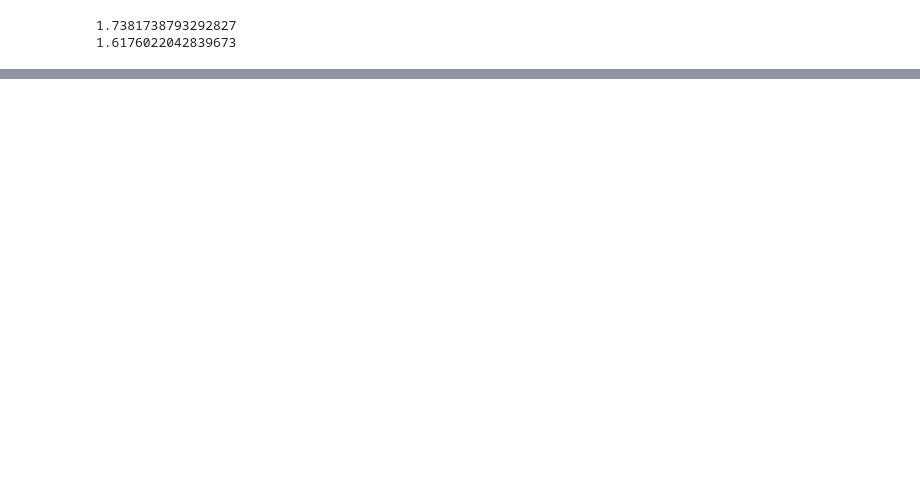
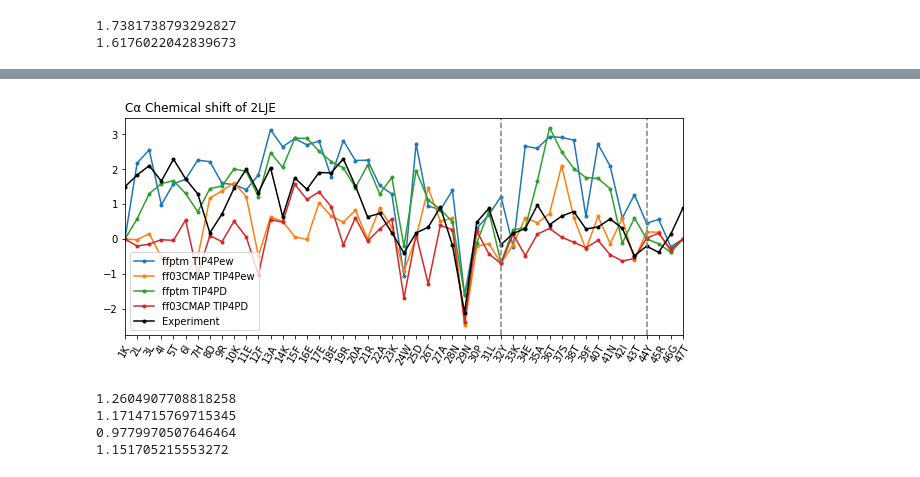
Before and after one commit to Zuricho/My_Lab, a Jupyter notebook: Figure_ipynb/ChemShift_2LJE/ChemShift_2lje.ipynb, the cells around one changed output, grey strips where cells are left out. Cells and saved outputs as stored; diff of their text form; code cells hidden in the pictures; blank space fills up the shorter version.

```diff
--- a/Figure_ipynb/ChemShift_2LJE/ChemShift_2lje.ipynb
+++ b/Figure_ipynb/ChemShift_2LJE/ChemShift_2lje.ipynb
@@ -58,0 +95,38 @@ print(RMSD(CAShift2_CMAP_sim1,ExpData))
+# %%
+# Plotting!
+
+plt.subplots(figsize=(10,4))
+
+plt.plot(AvgShift,'.-',label='ffptm TIP4Pew',color="tab:blue")
+plt.plot(AvgShift_CMAP,'.-',label='ff03CMAP TIP4Pew',color="tab:orange")
+plt.plot(AvgShift_D,'.-',label='ffptm TIP4PD',color="tab:green")
+plt.plot(AvgShift_D_CMAP,'.-',label='ff03CMAP TIP4PD',color="tab:red")
+
+plt.plot(ExpData,'.-',label='Experiment',color="black")
+
+
+
+plt.title('Cα Chemical shift of 2LJE',loc='left')
+
+plt.xlim(0, len(AvgShift)-1)
+plt.xticks(np.arange(0,len(res_list)),res_list,rotation='60')
+
+# Tag modified residues
+plt.axvline(x=31, ymin=0, ymax=1,color="grey",linestyle="--")
+plt.axvline(x=43, ymin=0, ymax=1,color="grey",linestyle="--")
+
+plt.legend()
+plt.savefig("ChemShift_2lje.png",dpi=100)
+plt.show()
+# %% [output]
+[figure, added]
+# %%
+print(RMSD(AvgShift,ExpData))
+print(RMSD(AvgShift_CMAP,ExpData))
+print(RMSD(AvgShift_D,ExpData))
+print(RMSD(AvgShift_D_CMAP,ExpData))
+# %% [output]
+1.2604907708818258
+1.1714715769715345
+0.9779970507646464
+1.151705215553272
```
Also changed, not shown: parts of 6 cells of this notebook, 37 other files.
